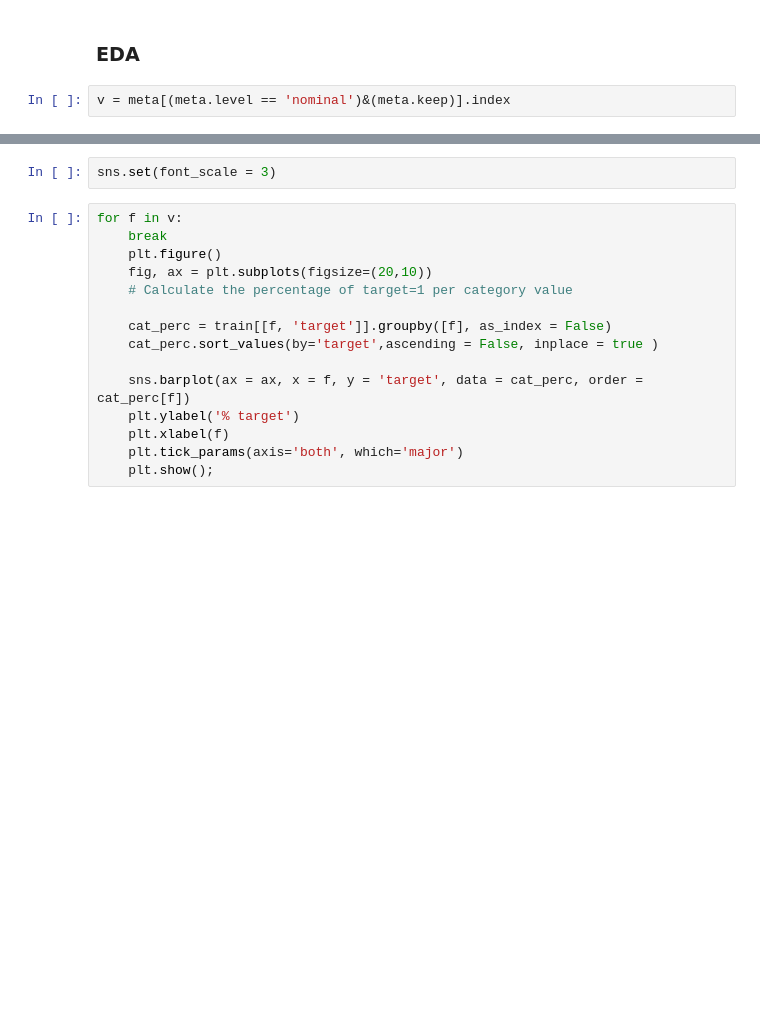
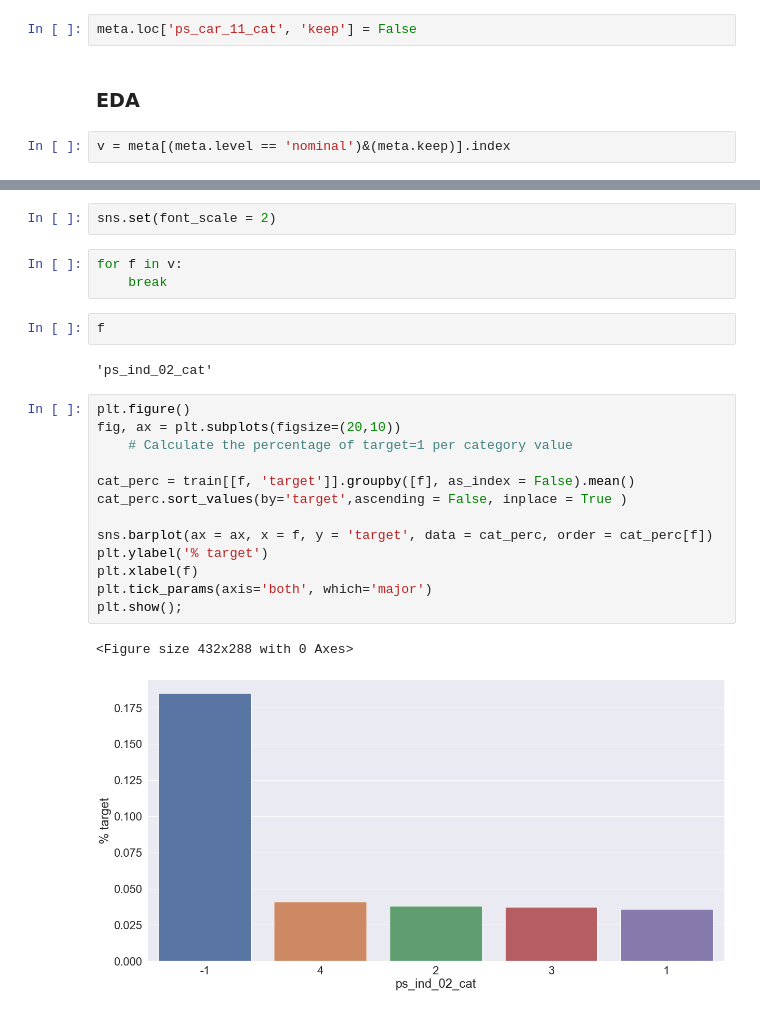
Before and after one commit to sunny191019/be_ginning, a Jupyter notebook: 데이터EDA_study/캐글필사2.Porto Seguro’s Safe Driver Prediction.ipynb, the cells around one changed output, grey strips where cells are left out. Cells and saved outputs as stored; diff of their text form; blank space fills up the shorter version.

```diff
--- a/데이터EDA_study/캐글필사2.Porto Seguro’s Safe Driver Prediction.ipynb
+++ b/데이터EDA_study/캐글필사2.Porto Seguro’s Safe Driver Prediction.ipynb
@@ -637,6 +666,8 @@ meta.loc['ps_car_c11_cat', 'keep']  = False
 # %%
 test['ps_car_11_cat_te'] = test_encoded
 test.drop('ps_car_11_cat', axis=1, inplace=True)
+# %%
+meta.loc['ps_car_11_cat', 'keep'] = False
 # %% [markdown]
 ### EDA
 # %%
@@ -644,17 +682,25 @@ v = meta[(meta.level == 'nominal')&(meta.keep)].index
 # %%
-sns.set(font_scale = 3)
+sns.set(font_scale = 2)
-# %%
-for f in v:
-    break
-    plt.figure()
-    fig, ax = plt.subplots(figsize=(20,10))
-    # Calculate the percentage of target=1 per category value
-
-    cat_perc = train[[f, 'target']].groupby([f], as_index = False)
-    cat_perc.sort_values(by='target',ascending = False, inplace = true )
-
-    sns.barplot(ax = ax, x = f, y = 'target', data = cat_perc, order = cat_perc[f])
-    plt.ylabel('% target')
-    plt.xlabel(f)
-    plt.tick_params(axis='both', which='major')
-    plt.show();
+# %%
+for f in v:
+    break
+# %%
+f
+# %% [output]
+'ps_ind_02_cat'
+# %%
+plt.figure()
+fig, ax = plt.subplots(figsize=(20,10))
+    # Calculate the percentage of target=1 per category value
+
+cat_perc = train[[f, 'target']].groupby([f], as_index = False).mean()
+cat_perc.sort_values(by='target',ascending = False, inplace = True )
+
+sns.barplot(ax = ax, x = f, y = 'target', data = cat_perc, order = cat_perc[f])
+plt.ylabel('% target')
+plt.xlabel(f)
+plt.tick_params(axis='both', which='major')
+plt.show();
+# %% [output]
+<Figure size 432x288 with 0 Axes>
+[figure, added]
```
Also changed, not shown: parts of 91 cells of this notebook.
